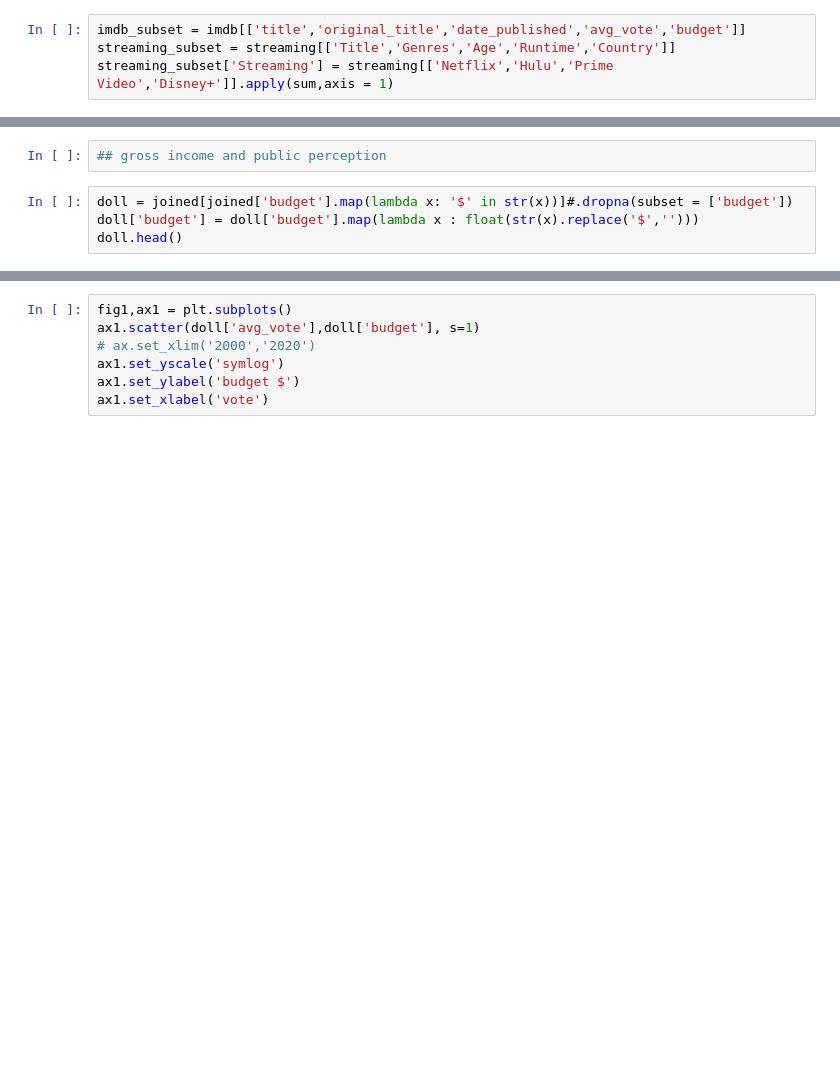
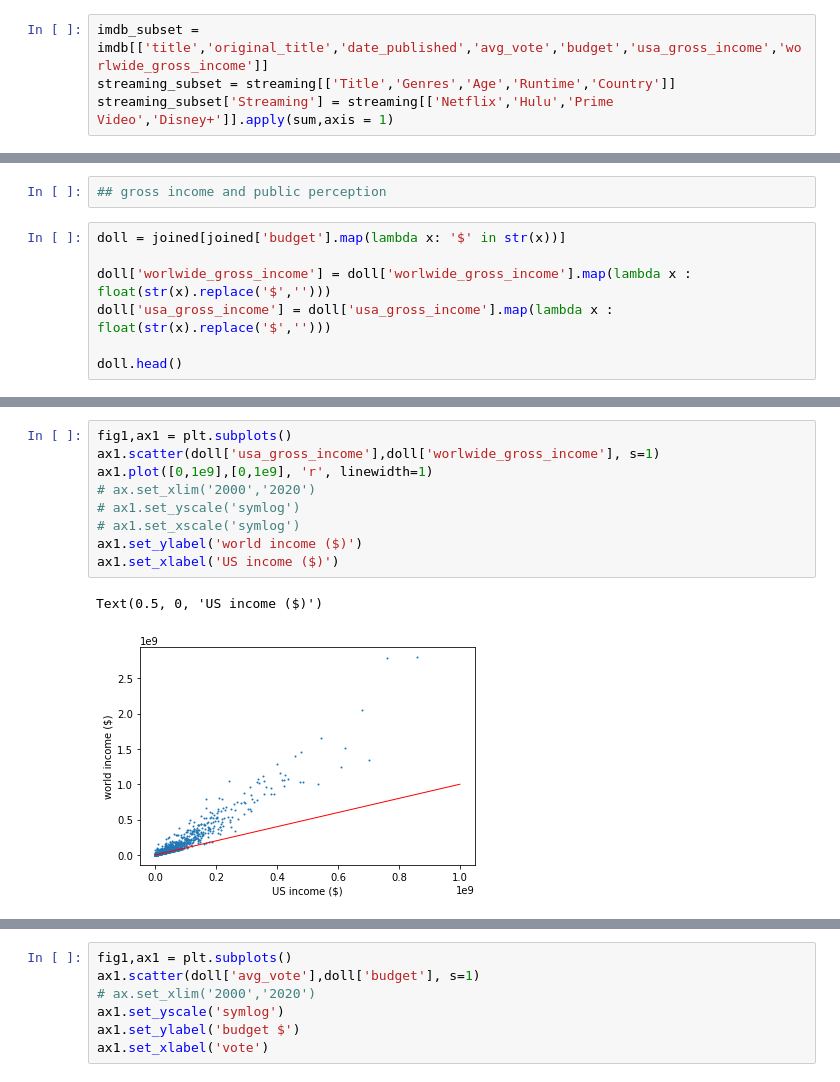
Before and after one commit to almetzler/SI330Final, a Jupyter notebook: Alexis.ipynb, the cells around one changed output, grey strips where cells are left out. Saved outputs shown, nothing was run; the diff lists cells and outputs as text; blank space fills up the shorter version.

```diff
--- a/Alexis.ipynb
+++ b/Alexis.ipynb
@@ -22,5 +22,5 @@ streaming.head()
 # %%
-imdb_subset = imdb[['title','original_title','date_published','avg_vote','budget']]
+imdb_subset = imdb[['title','original_title','date_published','avg_vote','budget','usa_gross_income','worlwide_gross_income']]
 streaming_subset = streaming[['Title','Genres','Age','Runtime','Country']]
 streaming_subset['Streaming'] = streaming[['Netflix','Hulu','Prime Video','Disney+']].apply(sum,axis = 1)
 # %% [output]
@@ -107,8 +97,11 @@ Text(0.5, 0, 'Runtime')
 # %%
 ## gross income and public perception
 # %%
-doll = joined[joined['budget'].map(lambda x: '$' in str(x))]#.dropna(subset = ['budget'])
-doll['budget'] = doll['budget'].map(lambda x : float(str(x).replace('$','')))
+doll = joined[joined['budget'].map(lambda x: '$' in str(x))]
+
+doll['worlwide_gross_income'] = doll['worlwide_gross_income'].map(lambda x : float(str(x).replace('$','')))
+doll['usa_gross_income'] = doll['usa_gross_income'].map(lambda x : float(str(x).replace('$','')))
+
 doll.head()
 # %% [output]
 A value is trying to be set on a copy of a slice from a DataFrame.
@@ -121,3 +120,15 @@ See the caveats in the documentation: http://pandas.pydata.org/pandas-docs/stabl
 | 2 | Avengers: Infinity War | Action,Adventure,Sci-Fi | 13+ | 149.0 | United States | 1 | Avengers: Infinity War | Avengers: Infinity War | 2018-04-25 | ... |
 | 3 | Back to the Future | Adventure,Comedy,Sci-Fi | 7+ | 116.0 | United States | 1 | Ritorno al futuro | Back to the Future | 1985-10-18 | ... |
 | 4 | Spider-Man: Into the Spider-Verse | Animation,Action,Adventure,Family... | 7+ | 117.0 | United States | 1 | Spider-Man: Un nuovo universo | Spider-Man: Into the Spider-Verse | 2018-12-25 | ... |
+# %%
+fig1,ax1 = plt.subplots()
+ax1.scatter(doll['usa_gross_income'],doll['worlwide_gross_income'], s=1)
+ax1.plot([0,1e9],[0,1e9], 'r', linewidth=1)
+# ax.set_xlim('2000','2020')
+# ax1.set_yscale('symlog')
+# ax1.set_xscale('symlog')
+ax1.set_ylabel('world income ($)')
+ax1.set_xlabel('US income ($)')
+# %% [output]
+Text(0.5, 0, 'US income ($)')
+[figure, added]
```
Also changed, not shown: parts of 8 cells of this notebook.
